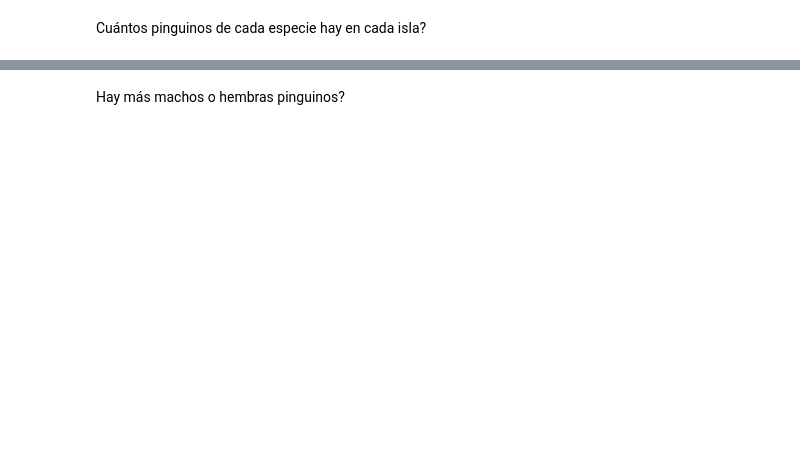
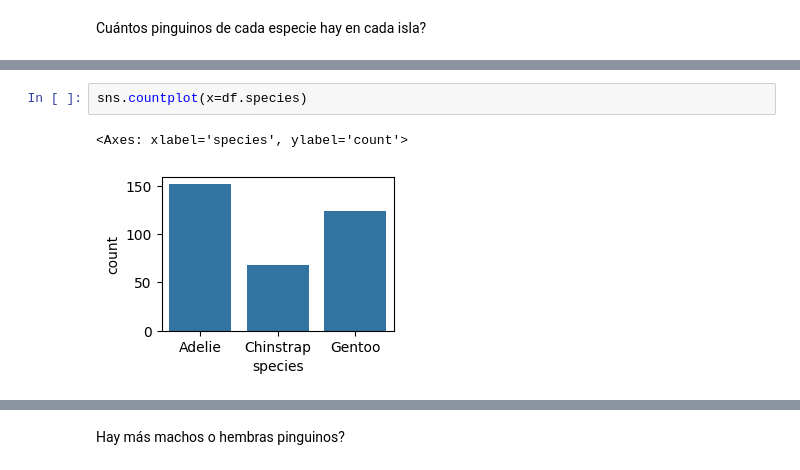
Before and after one commit to poacosta/ml_esesa_2024, a Jupyter notebook: 01.seaborn.ipynb, the cells around one changed output, grey strips where cells are left out. Cells and saved outputs as stored; diff of their text form; blank space fills up the shorter version.

```diff
--- a/01.seaborn.ipynb
+++ b/01.seaborn.ipynb
@@ -27,0 +101,5 @@ Intenta utilizar colores apropiados y coherentes durante la resolución de los e
+# %%
+sns.countplot(x=df.species)
+# %% [output]
+<Axes: xlabel='species', ylabel='count'>
+[figure, added]
```
Also changed, not shown: parts of 46 cells of this notebook, 2 other files.
